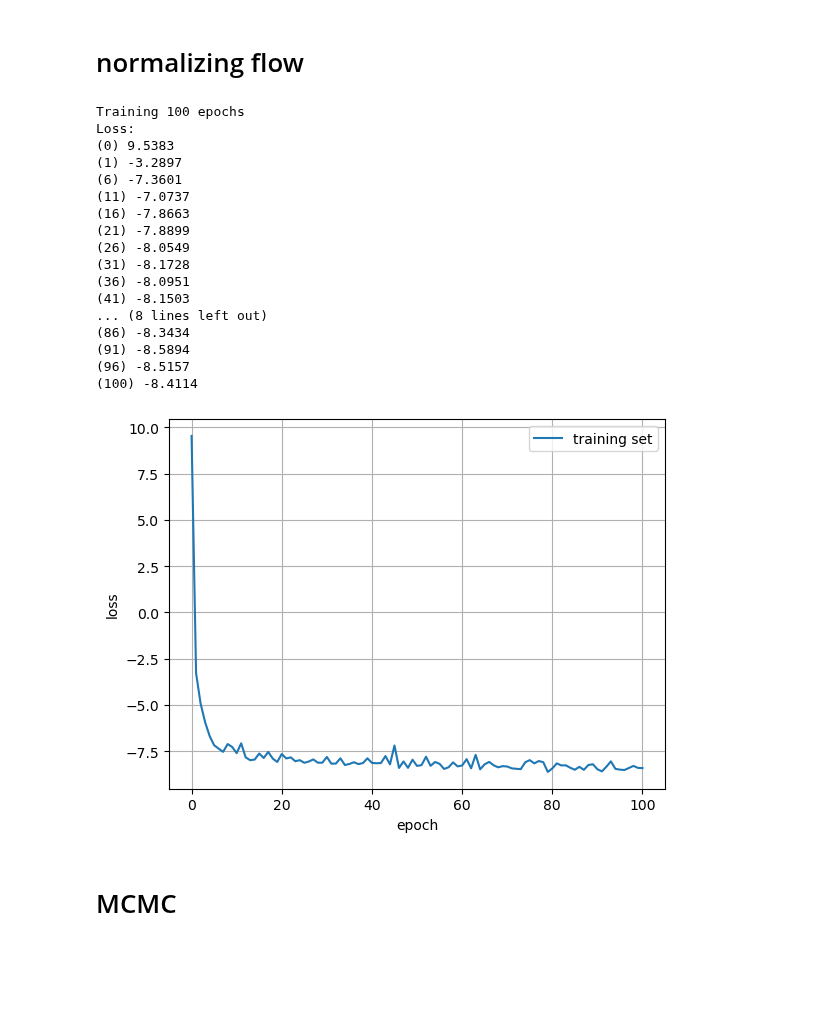
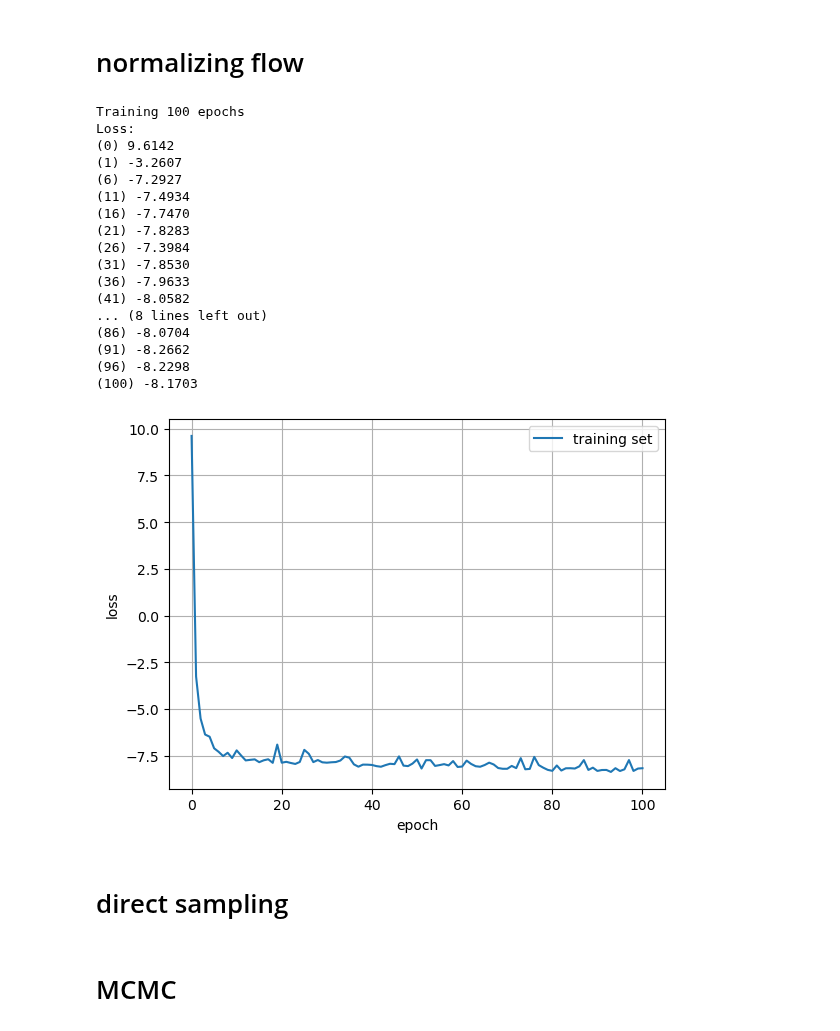
Before and after one commit to des-science/multiprobe-simulation-inference, a Jupyter notebook: notebooks/PZFlow.ipynb, the cells around one changed output. Cells and saved outputs as stored; diff of their text form; code cells hidden in the pictures; blank space fills up the shorter version.

```diff
--- a/notebooks/PZFlow.ipynb
+++ b/notebooks/PZFlow.ipynb
@@ -53,7 +58,7 @@ base_dir = "/Users/arne/data/DESY3/models/v3/"
 # clustering only
 model_dir = "2023-05-30_01-48-23_resnet_vanilla"
 
-n_steps = 50000
+n_steps = 10000
 
 param_labels = ["Om", "s8", "bg", "n_bg"]
 param_latex = [r'$\Omega_m$', r'$\sigma_8$', r'$b_g$', r'$\eta_{b_g}$']
@@ -150,47 +155,49 @@ df_val = df_total[int(train_test_split* len(df_total)) :]
 # %%
 latent = CentBeta13(input_dim=n_summaries, B=5)
 bijector = Chain(
     ShiftBounds(jnp.array(df_total[summary_labels].min(axis=0)), jnp.array(df_total[summary_labels].max(axis=0)), B=4),
-    RollingSplineCoupling(n_summaries, B=5, n_conditions=n_params),
+    RollingSplineCoupling(n_summaries, B=5, n_conditions=n_params, hidden_dim=128),
 )
 
 flow = Flow(
     data_columns=summary_labels,
     conditional_columns=param_labels,
     latent=latent,
     bijector=bijector,
 )
 
 # train
 # loss_train, loss_val = flow.train(df_train, df_val, verbose=True, epochs=100)
 loss_train = flow.train(df_total, verbose=True, epochs=100)
 
 # plot
 fig, ax = plt.subplots()
 ax.plot(loss_train, label="training set")
 # ax.plot(loss_val, label="validation set")
 ax.set(xlabel="epoch", ylabel="loss")
 ax.legend()
 ax.grid(True)
 # %% [output]
 Training 100 epochs
 Loss:
-(0) 9.5383
-(1) -3.2897
-(6) -7.3601
-(11) -7.0737
-(16) -7.8663
-(21) -7.8899
-(26) -8.0549
-(31) -8.1728
-(36) -8.0951
-(41) -8.1503
+(0) 9.6142
+(1) -3.2607
+(6) -7.2927
+(11) -7.4934
+(16) -7.7470
+(21) -7.8283
+(26) -7.3984
+(31) -7.8530
+(36) -7.9633
+(41) -8.0582
 ... (8 lines left out)
-(86) -8.3434
-(91) -8.5894
-(96) -8.5157
-(100) -8.4114
+(86) -8.0704
+(91) -8.2662
+(96) -8.2298
+(100) -8.1703
-[figure, old version]
+[figure, new version]
+# %% [markdown]
+# direct sampling
 # %% [markdown]
 # MCMC
 # %%
```
Also changed, not shown: parts of 5 cells of this notebook, 5 other files.
